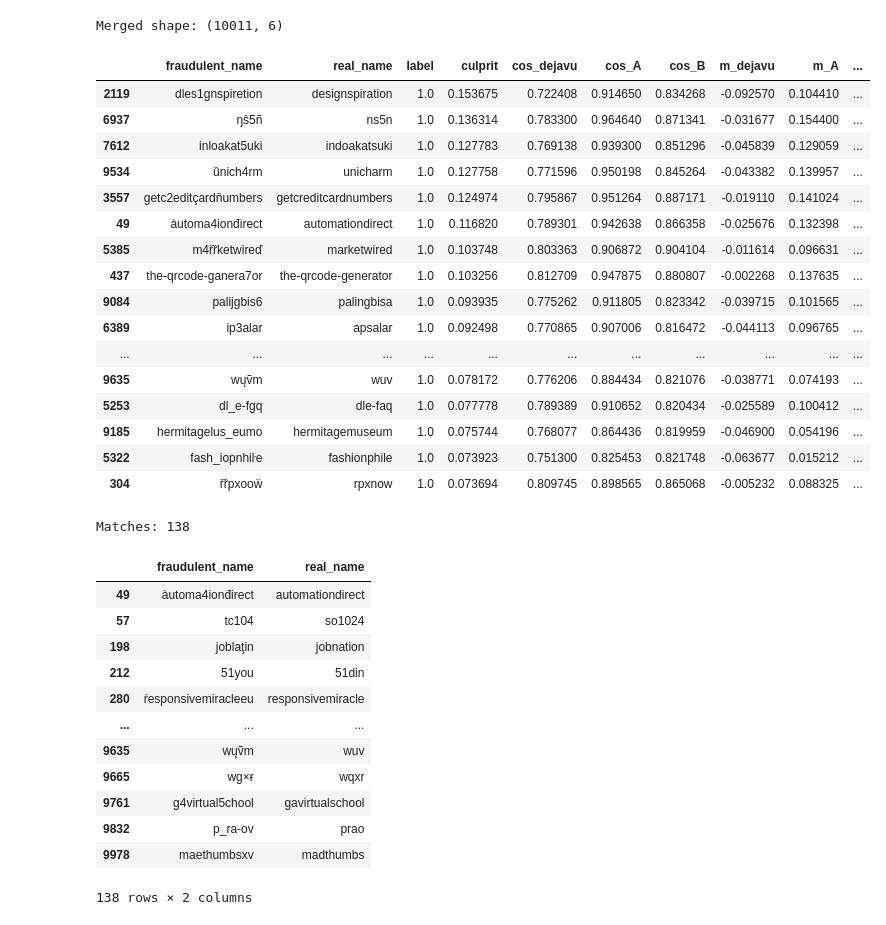
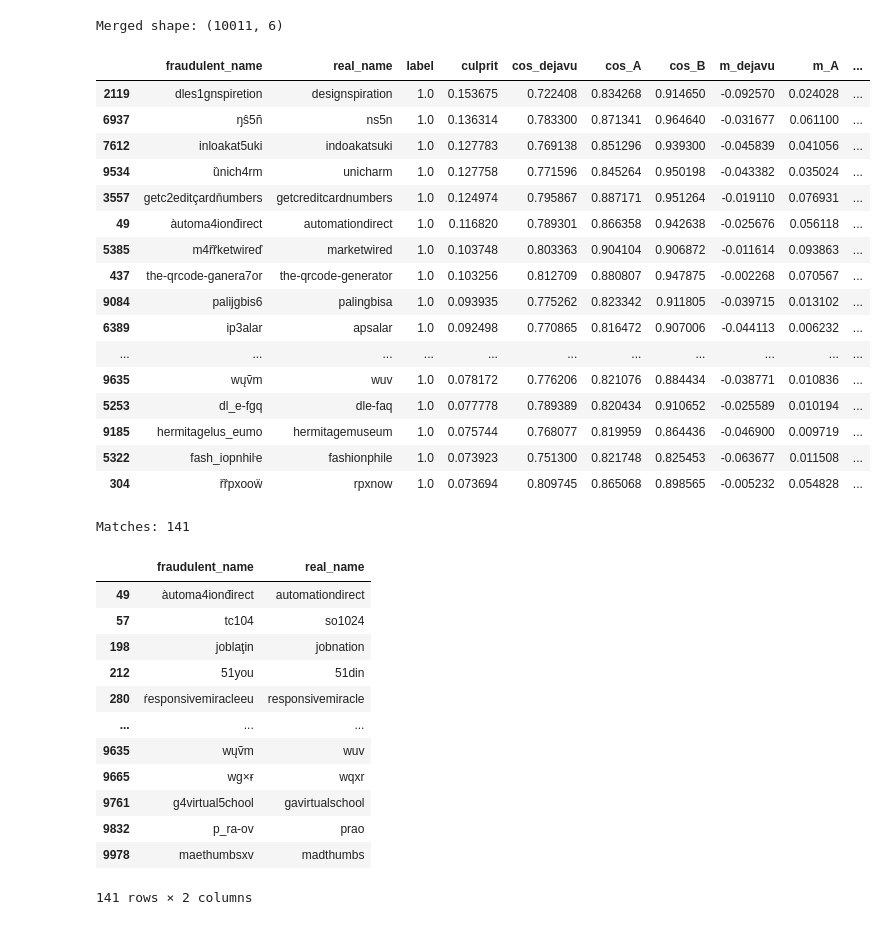
Before and after one commit to hailbee/Itau-group-2, a Jupyter notebook: extra_notebooks/find_disagreements.ipynb, the cells around one changed output. Cells and saved outputs as stored; diff of their text form; code cells hidden in the pictures.

```diff
--- a/extra_notebooks/find_disagreements.ipynb
+++ b/extra_notebooks/find_disagreements.ipynb
@@ -5,9 +5,9 @@ import numpy as np
 # ==========================================================
 # CONFIG (edit these paths + thresholds)
 # ==========================================================
-dejavu_path = "cosines_dejavu.parquet"
-fontA_path  = "cosines_unifont.parquet"
-fontB_path  = "cosines_gentium.parquet"
+dejavu_path = "dejavusans_validate_pairs_ref_10k.parquet"
+fontA_path  = "gentiumplus_validate_pairs_ref_10k.parquet"
+fontB_path  = "unifont_validate_pairs_ref_10k.parquet"
 
 # column names (edit if yours differ)
 fraud_col = "fraudulent_name"
@@ -81,50 +81,50 @@ mask = (
 
 hits = df.loc[mask, [fraud_col, real_col, label_col, "cos_dejavu", "cos_A", "cos_B", "pred_dejavu", "pred_A", "pred_B"]].copy()
 
 # ==========================================================
 # "BIGGEST CULPRIT" SCORING
 #   large => A/B very confidently correct, DejaVu very confidently wrong
 # ==========================================================
 y_hits = hits[label_col].to_numpy()
 
 hits["m_dejavu"] = signed_margin(hits["cos_dejavu"].to_numpy(), youden_dejavu, y_hits)
 hits["m_A"]      = signed_margin(hits["cos_A"].to_numpy(),      youden_A,      y_hits)
 hits["m_B"]      = signed_margin(hits["cos_B"].to_numpy(),      youden_B,      y_hits)
 
 hits["m_AB_avg"] = 0.5 * (hits["m_A"] + hits["m_B"])
 hits["culprit"]  = hits["m_AB_avg"] - hits["m_dejavu"]
 
 # Top-K worst cases
 K = 25
 worst = hits.sort_values("culprit", ascending=False).head(K)
 
 display(worst[[fraud_col, real_col, label_col, "culprit", "cos_dejavu", "cos_A", "cos_B", "m_dejavu", "m_A", "m_B"]])
 
 print("Matches:", len(hits))
 display(hits[[fraud_col, real_col]])
 
 # (optional) keep debug view
 # display(hits)
 # %% [output]
 Merged shape: (10011, 6)
 |  | fraudulent_name | real_name | label | culprit | cos_dejavu | cos_A | cos_B | m_dejavu | m_A | ... |
-| 2119 | dles1gnspiretion | designspiration | 1.0 | 0.153675 | 0.722408 | 0.914650 | 0.834268 | -0.092570 | 0.104410 | ... |
-| 6937 | ŋŝ5ñ | ns5n | 1.0 | 0.136314 | 0.783300 | 0.964640 | 0.871341 | -0.031677 | 0.154400 | ... |
-| 7612 | inloakat5uki | indoakatsuki | 1.0 | 0.127783 | 0.769138 | 0.939300 | 0.851296 | -0.045839 | 0.129059 | ... |
-| 9534 | ȕnich4rm | unicharm | 1.0 | 0.127758 | 0.771596 | 0.950198 | 0.845264 | -0.043382 | 0.139957 | ... |
-| 3557 | getc2editçardňumbers | getcreditcardnumbers | 1.0 | 0.124974 | 0.795867 | 0.951264 | 0.887171 | -0.019110 | 0.141024 | ... |
-| 49 | àutoma4ionđirect | automationdirect | 1.0 | 0.116820 | 0.789301 | 0.942638 | 0.866358 | -0.025676 | 0.132398 | ... |
-| 5385 | m4řȑketwireď | marketwired | 1.0 | 0.103748 | 0.803363 | 0.906872 | 0.904104 | -0.011614 | 0.096631 | ... |
-| 437 | the-qrcode-ganera7or | the-qrcode-generator | 1.0 | 0.103256 | 0.812709 | 0.947875 | 0.880807 | -0.002268 | 0.137635 | ... |
-| 9084 | palijgbis6 | palingbisa | 1.0 | 0.093935 | 0.775262 | 0.911805 | 0.823342 | -0.039715 | 0.101565 | ... |
-| 6389 | ip3alar | apsalar | 1.0 | 0.092498 | 0.770865 | 0.907006 | 0.816472 | -0.044113 | 0.096765 | ... |
+| 2119 | dles1gnspiretion | designspiration | 1.0 | 0.153675 | 0.722408 | 0.834268 | 0.914650 | -0.092570 | 0.024028 | ... |
+| 6937 | ŋŝ5ñ | ns5n | 1.0 | 0.136314 | 0.783300 | 0.871341 | 0.964640 | -0.031677 | 0.061100 | ... |
+| 7612 | inloakat5uki | indoakatsuki | 1.0 | 0.127783 | 0.769138 | 0.851296 | 0.939300 | -0.045839 | 0.041056 | ... |
+| 9534 | ȕnich4rm | unicharm | 1.0 | 0.127758 | 0.771596 | 0.845264 | 0.950198 | -0.043382 | 0.035024 | ... |
+| 3557 | getc2editçardňumbers | getcreditcardnumbers | 1.0 | 0.124974 | 0.795867 | 0.887171 | 0.951264 | -0.019110 | 0.076931 | ... |
+| 49 | àutoma4ionđirect | automationdirect | 1.0 | 0.116820 | 0.789301 | 0.866358 | 0.942638 | -0.025676 | 0.056118 | ... |
+| 5385 | m4řȑketwireď | marketwired | 1.0 | 0.103748 | 0.803363 | 0.904104 | 0.906872 | -0.011614 | 0.093863 | ... |
+| 437 | the-qrcode-ganera7or | the-qrcode-generator | 1.0 | 0.103256 | 0.812709 | 0.880807 | 0.947875 | -0.002268 | 0.070567 | ... |
+| 9084 | palijgbis6 | palingbisa | 1.0 | 0.093935 | 0.775262 | 0.823342 | 0.911805 | -0.039715 | 0.013102 | ... |
+| 6389 | ip3alar | apsalar | 1.0 | 0.092498 | 0.770865 | 0.816472 | 0.907006 | -0.044113 | 0.006232 | ... |
 | ... | ... | ... | ... | ... | ... | ... | ... | ... | ... | ... |
-| 9635 | wųṽm | wuv | 1.0 | 0.078172 | 0.776206 | 0.884434 | 0.821076 | -0.038771 | 0.074193 | ... |
-| 5253 | dl_e-fgq | dle-faq | 1.0 | 0.077778 | 0.789389 | 0.910652 | 0.820434 | -0.025589 | 0.100412 | ... |
-| 9185 | hermitagelus_eumo | hermitagemuseum | 1.0 | 0.075744 | 0.768077 | 0.864436 | 0.819959 | -0.046900 | 0.054196 | ... |
-| 5322 | fash_iopnhiŀe | fashionphile | 1.0 | 0.073923 | 0.751300 | 0.825453 | 0.821748 | -0.063677 | 0.015212 | ... |
-| 304 | řȑpxooẅ | rpxnow | 1.0 | 0.073694 | 0.809745 | 0.898565 | 0.865068 | -0.005232 | 0.088325 | ... |
+| 9635 | wųṽm | wuv | 1.0 | 0.078172 | 0.776206 | 0.821076 | 0.884434 | -0.038771 | 0.010836 | ... |
+| 5253 | dl_e-fgq | dle-faq | 1.0 | 0.077778 | 0.789389 | 0.820434 | 0.910652 | -0.025589 | 0.010194 | ... |
+| 9185 | hermitagelus_eumo | hermitagemuseum | 1.0 | 0.075744 | 0.768077 | 0.819959 | 0.864436 | -0.046900 | 0.009719 | ... |
+| 5322 | fash_iopnhiŀe | fashionphile | 1.0 | 0.073923 | 0.751300 | 0.821748 | 0.825453 | -0.063677 | 0.011508 | ... |
+| 304 | řȑpxooẅ | rpxnow | 1.0 | 0.073694 | 0.809745 | 0.865068 | 0.898565 | -0.005232 | 0.054828 | ... |
-Matches: 138
+Matches: 141
 |  | fraudulent_name | real_name |
 | 49 | àutoma4ionđirect | automationdirect |
 | 57 | tc104 | so1024 |
@@ -137,4 +137,4 @@ Matches: 138
 | 9761 | g4virtual5chool | gavirtualschool |
 | 9832 | p_ra-ov | prao |
 | 9978 | maethumbsxv | madthumbs |
-138 rows × 2 columns
+141 rows × 2 columns
```
Also changed, not shown: 3 other files.
